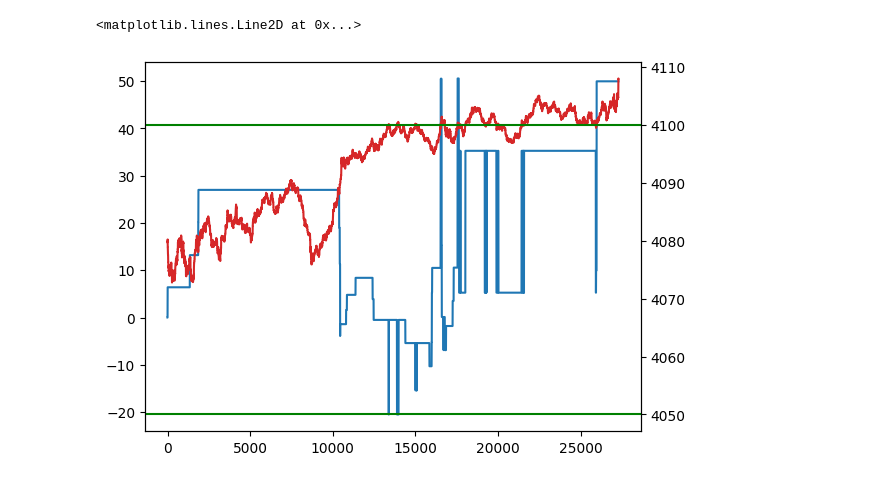
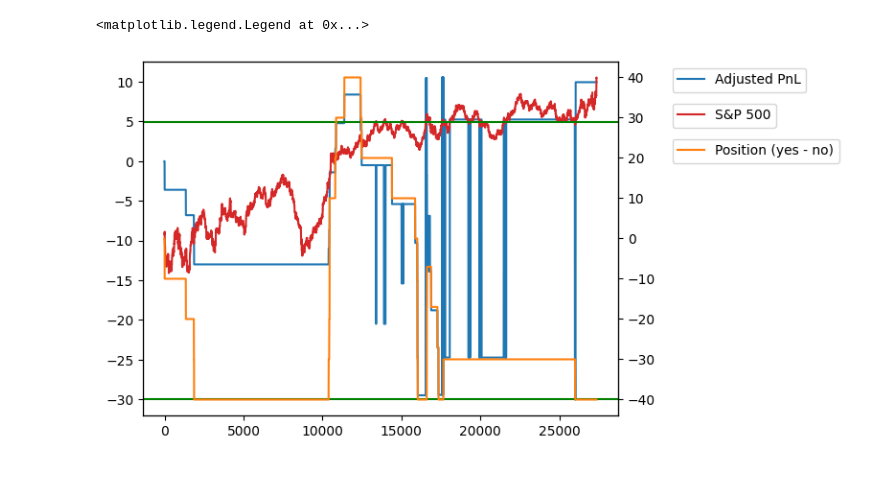
Before and after one commit to doctortrash/kalshi-simulation, a Jupyter notebook: simulator/pnl_vis.ipynb, the cells around one changed output. Drawn from its saved outputs; the diff is of its cells as text; code cells hidden in the pictures.

```diff
--- a/simulator/pnl_vis.ipynb
+++ b/simulator/pnl_vis.ipynb
@@ -2,18 +2,34 @@
 import pandas as pd
 import numpy as np
 import matplotlib.pyplot as plt
+
+# Constants
+MIN_PRICE_APR_10 = 4050
+MAX_PRICE_APR_10 = 4100
+MIN_PRICE_APR_13 = 4100
+MAX_PRICE_APR_13 = 4150
+MIN_PRICE_APR_14 = 4100
+MAX_PRICE_APR_14 = 4150
 # %%
 # Read trading events
 events = pd.read_csv('events.csv')
 # %%
 # Plot AdjPnl and SP_Price
 fig, ax1 = plt.subplots()
 ax1.plot(events["ID"], events["AdjPnL"], color="tab:blue")
 
 ax2 = ax1.twinx()
 ax2.plot(events["ID"], events["SP_Price"], color="tab:red")
-ax2.axhline(y=4050, color='g', linestyle='-')
-ax2.axhline(y=4100, color='g', linestyle='-')
+ax2.axhline(y=MIN_PRICE_APR_10, color='g', linestyle='-')
+ax2.axhline(y=MAX_PRICE_APR_10, color='g', linestyle='-')
+ax2.axes.get_yaxis().set_visible(False)
+
+ax3 = ax1.twinx()
+ax3.plot(events["ID"], events["Position"], color="tab:orange")
+
+ax1.legend(["Adjusted PnL"], bbox_to_anchor=(1.10, 1), loc="upper left")
+ax2.legend(["S&P 500"], bbox_to_anchor=(1.10, 0.9), loc="upper left")
+ax3.legend(["Position (yes - no)"], bbox_to_anchor=(1.10, 0.8), loc="upper left")
 # %% [output]
-<matplotlib.lines.Line2D at 0x...>
+<matplotlib.legend.Legend at 0x...>
-[figure, old version]
+[figure, new version]
```
Also changed, not shown: 2 other files.
